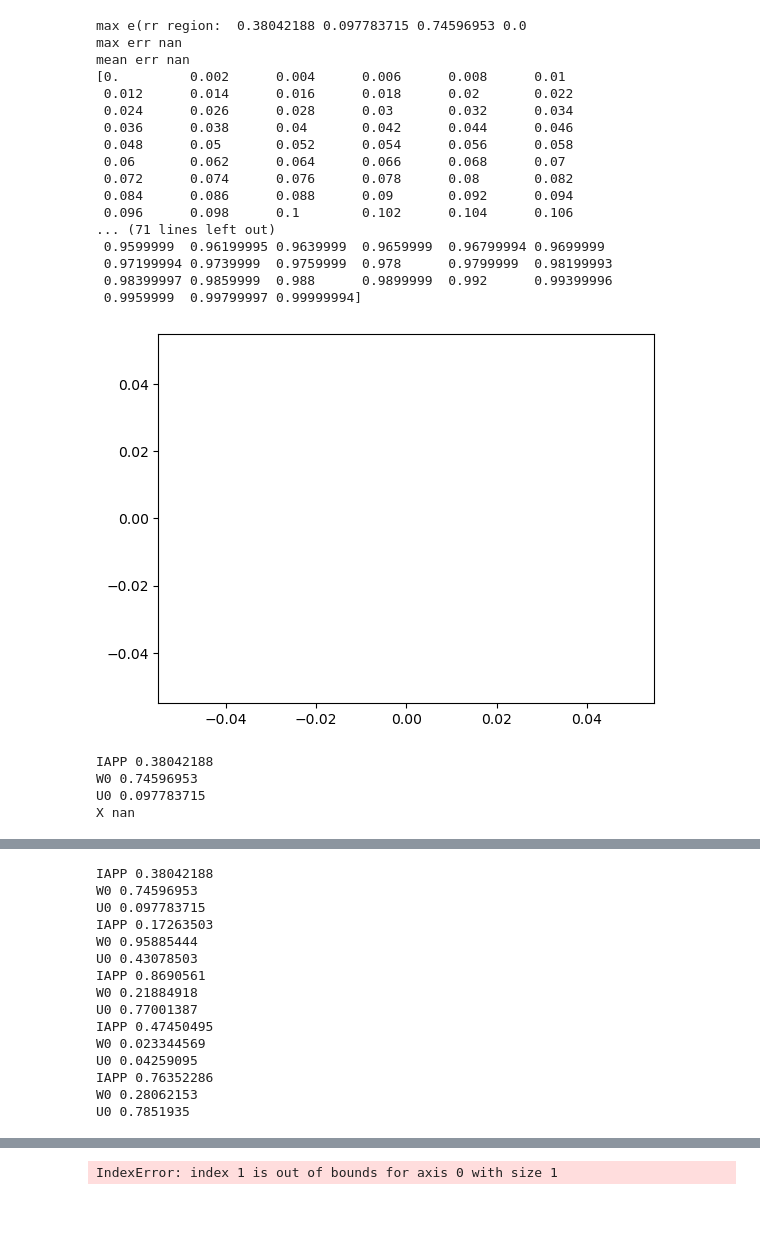
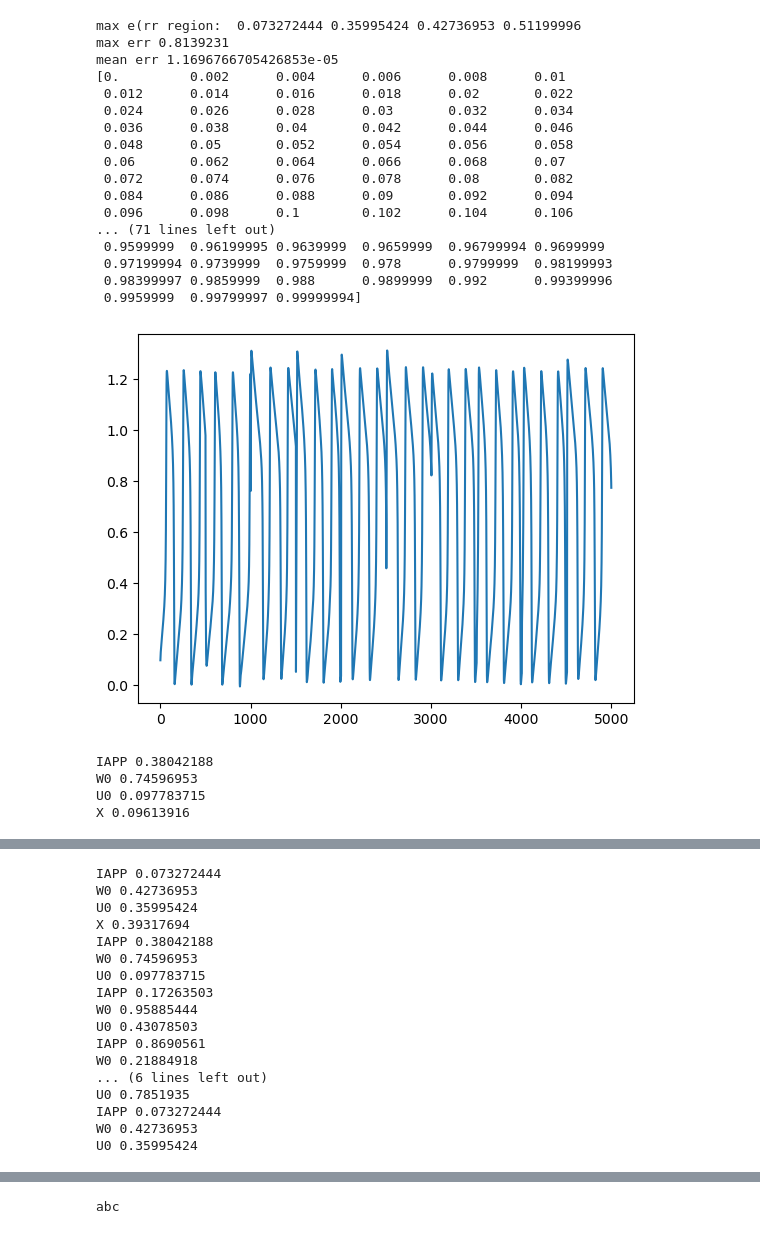
Before and after one commit to ybwerneck/PINTORCH-FHN-IAPP, a Jupyter notebook: Results_Plotter.ipynb, the cells around one changed output, grey strips where cells are left out. Cells and saved outputs as stored; diff of their text form; code cells hidden in the pictures.

```diff
--- a/Results_Plotter.ipynb
+++ b/Results_Plotter.ipynb
@@ -95,7 +95,7 @@ Last Validation Set
 import operator
 colors=["red","blue","green","orange","red","blue","green","yellow","orange"]
 
-with h5py.File(file_path+"val.h5", 'r') as hf:
+with h5py.File(file_path+"Val.h5", 'r') as hf:
         T,U,V,K = np.array(hf['input']).T
         TX,TW = np.array(hf['target']).T
         X,W    =np.array(hf['pred']).T
@@ -263,38 +263,38 @@ for i, ax in enumerate(axs):
         ax.set_zlim(0,0.1)
         mi,ma=0,0.1
 
     surf = ax.plot_surface(X, Y, data_arrays[i], cmap='viridis'
 ,vmin=mi,vmax=ma)
     surfs.append(surf)
     ax.set_title(plot_titles[i])
     ax.set_xlabel('X')
     ax.set_ylabel('Y')
     ax.set_zlabel('Value')
     fig.colorbar(surf, ax=ax)
 
 # Show the multi-plot
 plt.tight_layout()
 plt.show()
 # %% [output]
-max e(rr region:  0.38042188 0.097783715 0.74596953 0.0
-max err nan
-mean err nan
+max e(rr region:  0.073272444 0.35995424 0.42736953 0.51199996
+max err 0.8139231
+mean err 1.1696766705426853e-05
 [0.         0.002      0.004      0.006      0.008      0.01
  0.012      0.014      0.016      0.018      0.02       0.022
  0.024      0.026      0.028      0.03       0.032      0.034
  0.036      0.038      0.04       0.042      0.044      0.046
  0.048      0.05       0.052      0.054      0.056      0.058
  0.06       0.062      0.064      0.066      0.068      0.07
  0.072      0.074      0.076      0.078      0.08       0.082
  0.084      0.086      0.088      0.09       0.092      0.094
  0.096      0.098      0.1        0.102      0.104      0.106
 ... (71 lines left out)
  0.9599999  0.96199995 0.9639999  0.9659999  0.96799994 0.9699999
  0.97199994 0.9739999  0.9759999  0.978      0.9799999  0.98199993
  0.98399997 0.9859999  0.988      0.9899999  0.992      0.99399996
  0.9959999  0.99799997 0.99999994]
-[figure, old version]
+[figure, new version]
 IAPP 0.38042188
 W0 0.74596953
 U0 0.097783715
-X nan
+X 0.09613916
@@ -302,3 +302,7 @@ X nan
+IAPP 0.073272444
+W0 0.42736953
+U0 0.35995424
+X 0.39317694
 IAPP 0.38042188
 W0 0.74596953
 U0 0.097783715
@@ -307,10 +311,8 @@ W0 0.95885444
 U0 0.43078503
 IAPP 0.8690561
 W0 0.21884918
-U0 0.77001387
-IAPP 0.47450495
-W0 0.023344569
-U0 0.04259095
-IAPP 0.76352286
-W0 0.28062153
+... (6 lines left out)
 U0 0.7851935
+IAPP 0.073272444
+W0 0.42736953
+U0 0.35995424
@@ -317 +322 @@ U0 0.7851935
-IndexError: index 1 is out of bounds for axis 0 with size 1
+abc
```
Also changed, not shown: parts of 2 cells of this notebook, 5 other files.
